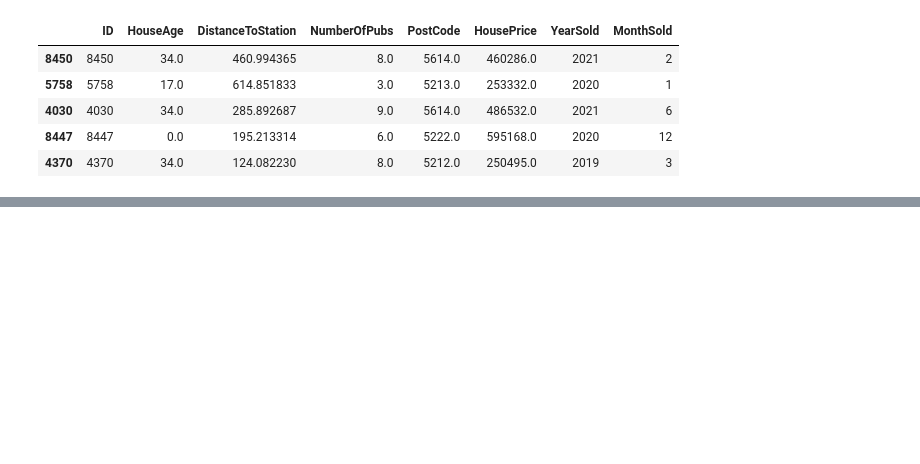
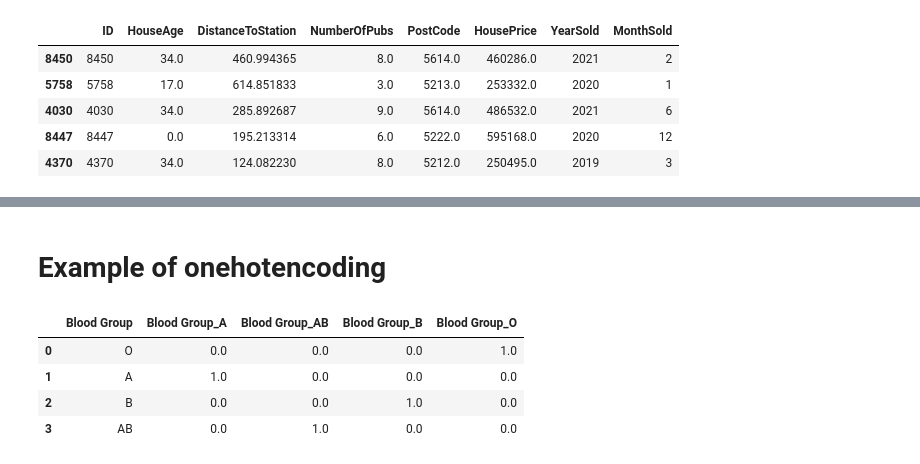
Before and after one commit to Kunal56377/Classes_program, a Jupyter notebook: Project/House Price prediction/regression.ipynb, the cells around one changed output, grey strips where cells are left out. Cells and saved outputs as stored; diff of their text form; code cells hidden in the pictures; blank space fills up the shorter version.

```diff
--- a/Project/House Price prediction/regression.ipynb
+++ b/Project/House Price prediction/regression.ipynb
@@ -348,0 +425,18 @@ train.head()
+# %% [markdown]
+# Example of onehotencoding
+# %%
+sample_df = pd.DataFrame(["O", "A", "B","AB"],columns=['Blood Group'])
+# %%
+from sklearn.preprocessing import OneHotEncoder
+onehot = OneHotEncoder()
+
+onehot.fit(sample_df[['Blood Group']])
+
+sample_df[onehot.get_feature_names_out()] = onehot.transform(sample_df[['Blood Group']]).toarray()
+sample_df.head()
+# %% [output]
+|  | Blood Group | Blood Group_A | Blood Group_AB | Blood Group_B | Blood Group_O |
+| 0 | O | 0.0 | 0.0 | 0.0 | 1.0 |
+| 1 | A | 1.0 | 0.0 | 0.0 | 0.0 |
+| 2 | B | 0.0 | 0.0 | 1.0 | 0.0 |
+| 3 | AB | 0.0 | 1.0 | 0.0 | 0.0 |
```
Also changed, not shown: parts of 26 cells of this notebook.
